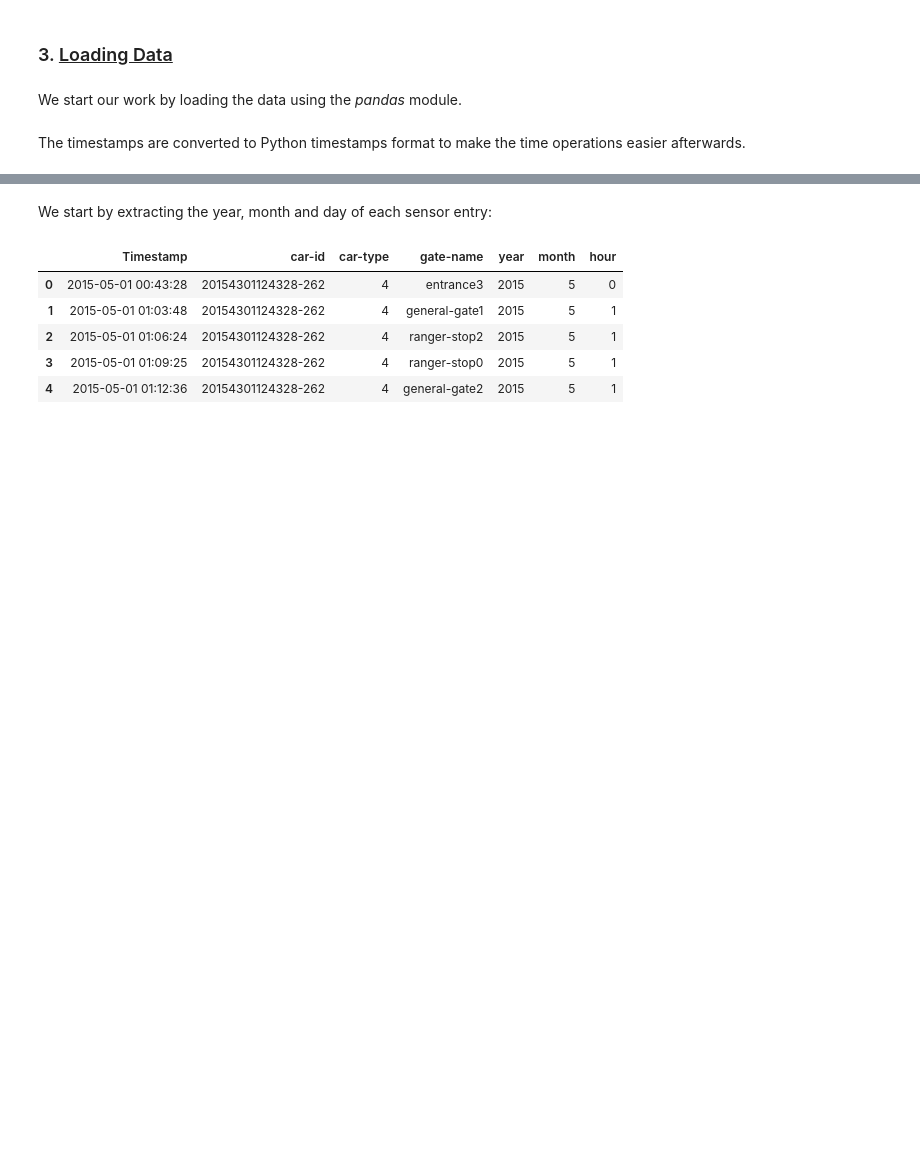
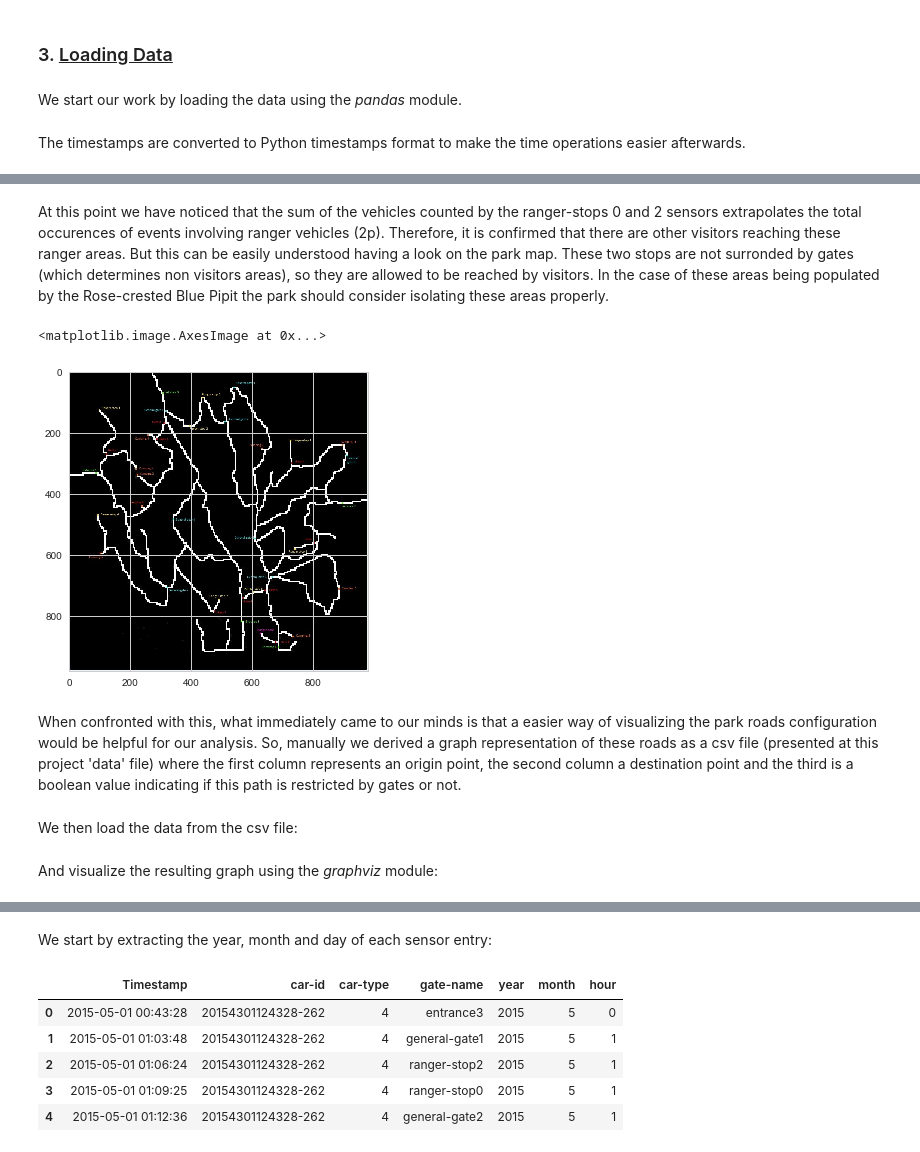
Before and after one commit to dmrib/daytripper, a Jupyter notebook: daytripper/VASTChallenge2017.ipynb, the cells around one changed output, grey strips where cells are left out. Cells and saved outputs as stored; diff of their text form; code cells hidden in the pictures; blank space fills up the shorter version.

```diff
--- a/daytripper/VASTChallenge2017.ipynb
+++ b/daytripper/VASTChallenge2017.ipynb
@@ -78,0 +110,12 @@ raw_dataset = pd.read_csv('../data/Lekagul Sensor Data.csv', parse_dates=["Times
+# %% [markdown]
+<p>At this point we have noticed that the sum of the vehicles counted by the ranger-stops 0 and 2 sensors extrapolates the total occurences of events involving ranger vehicles (2p). Therefore, it is confirmed that there are other visitors reaching these ranger areas. But this can be easily understood having a look on the park map. These two stops are not surronded by gates (which determines non visitors areas), so they are allowed to be reached by visitors. In the case of these areas being populated by the Rose-crested Blue Pipit the park should consider isolating these areas properly.</p>
+# %%
+img=mpimg.imread('../data/Lekagul Roadways labeled v2.jpg')
+plt.imshow(img )
+# %% [output]
+<matplotlib.image.AxesImage at 0x...>
+[figure, added]
+# %% [markdown]
+<p>When confronted with this, what immediately came to our minds is that a easier way of visualizing the park roads configuration would be helpful for our analysis. So, manually we derived a graph representation of these roads as a csv file (presented at this project 'data' file) where the first column represents an origin point, the second column a destination point and the third is a boolean value indicating if this path is restricted by gates or not.</p>
+# %% [markdown]
+<p>We then load the data from the csv file:</p>
@@ -78,0 +124,2 @@ raw_dataset = pd.read_csv('../data/Lekagul Sensor Data.csv', parse_dates=["Times
+# %% [markdown]
+<p>And visualize the resulting graph using the <i>graphviz</i> module:</p>
```
Also changed, not shown: parts of 42 cells of this notebook.
